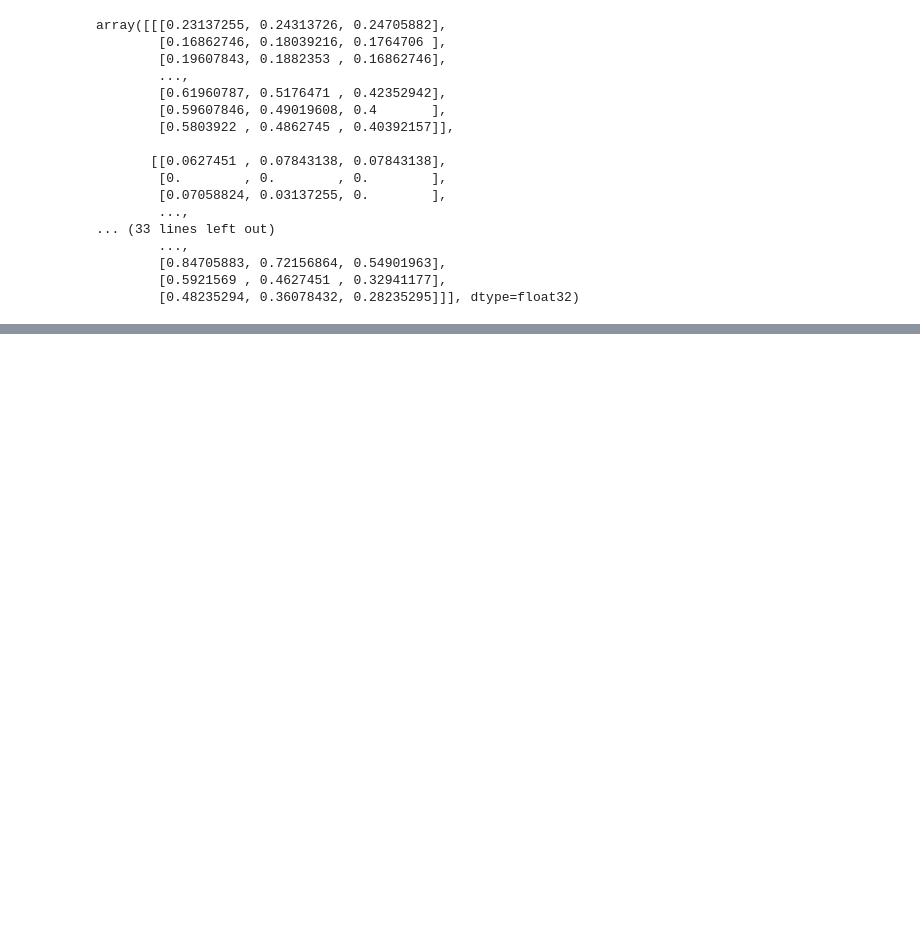
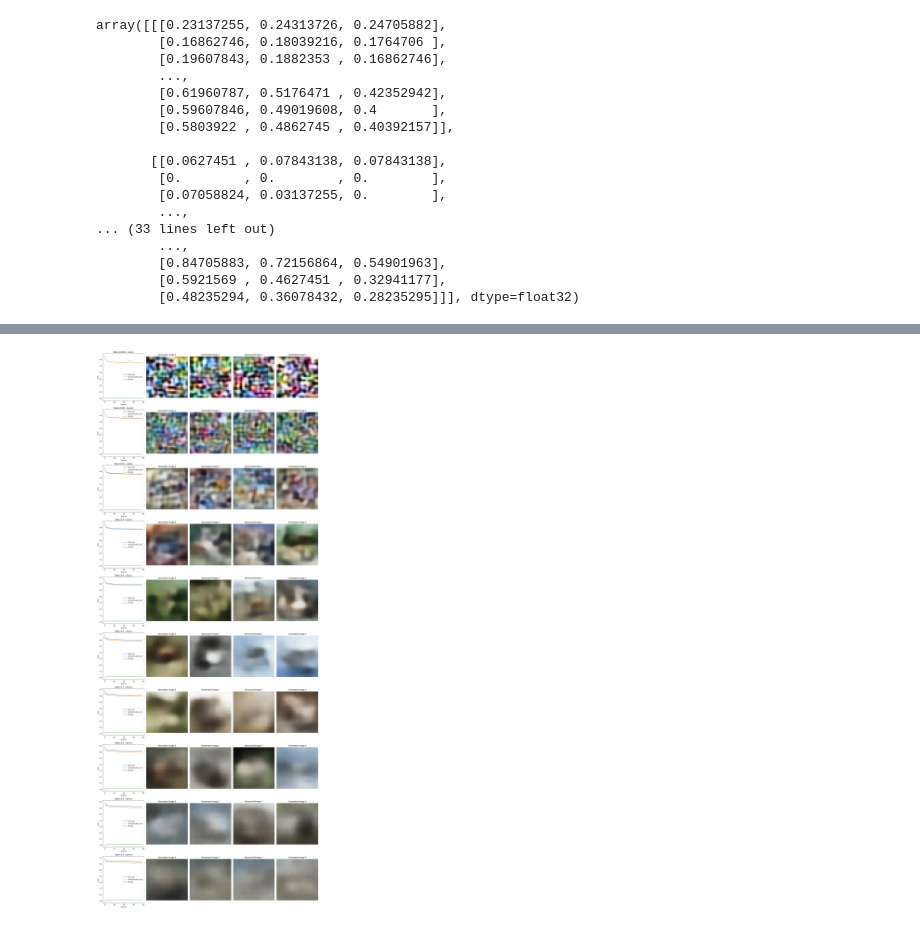
Before and after one commit to Umar-Waseem/vae-cifar-10, a Jupyter notebook: vae-cifar10.ipynb, the cells around one changed output, grey strips where cells are left out. Drawn from its saved outputs; the diff is of its cells as text; code cells hidden in the pictures; blank space fills up the shorter version.

```diff
--- a/vae-cifar10.ipynb
+++ b/vae-cifar10.ipynb
@@ -365,3 +410,24 @@ plot_real_and_generated_images(x_test[:num_images], generated_images, num_images
+# %%
+fig, axs = plt.subplots(len(beta_values), 5, figsize=(20, 5*len(beta_values)))
+
+for i, (beta, loss_history, generated_images) in enumerate(zip(beta_values, loss_histories, generated_images_list)):
+    for j, loss_label in enumerate(loss_labels):
+        axs[i, 0].plot(loss_history[loss_label], label=loss_label)
+    axs[i, 0].set_title(f'Beta={beta} - Losses')
+    axs[i, 0].set_ylabel('Loss')
+    axs[i, 0].set_xlabel('Epochs')
+    axs[i, 0].legend()
+
+    # Plot generated images
+    for j in range(4):
+        axs[i, j+1].imshow(generated_images[j])
+        axs[i, j+1].set_title(f'Generated Image {j+1}')
+        axs[i, j+1].axis('off')
+
+plt.tight_layout()
+plt.show()
+# %% [output]
+[figure, added]
 # %%
 from tqdm import tqdm
 
```
Also changed, not shown: parts of 22 cells of this notebook.
